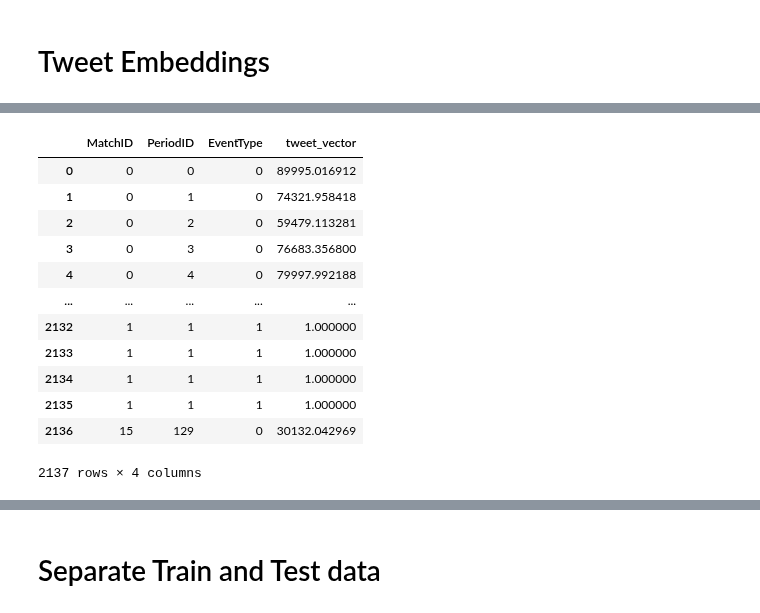
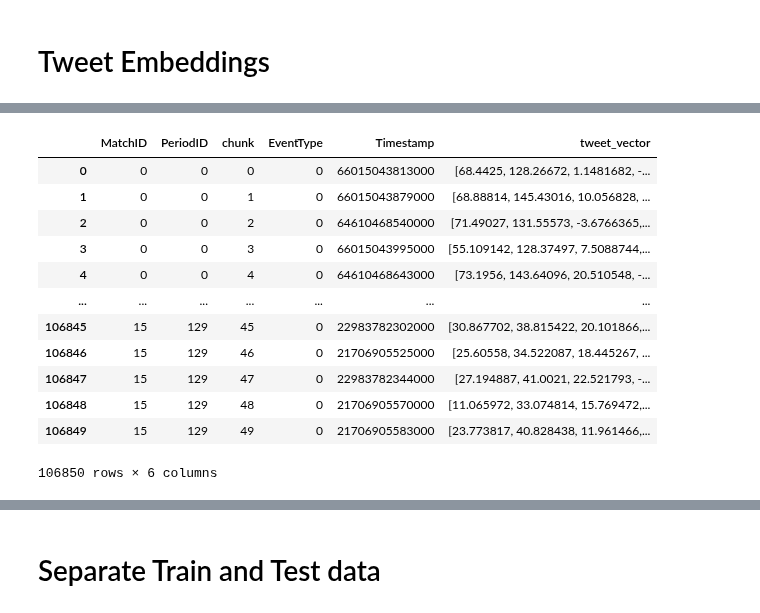
Before and after one commit to vmic2002/DeepLearningChallengeCSC_51054_EP, a Jupyter notebook: Group_challenge_weight_watchers.ipynb, the cells around one changed output, grey strips where cells are left out. Saved outputs shown, nothing was run; the diff lists cells and outputs as text; code cells hidden in the pictures.

```diff
--- a/Group_challenge_weight_watchers.ipynb
+++ b/Group_challenge_weight_watchers.ipynb
@@ -56,7 +64,7 @@ for filename in listdir("train_tweets"):
     if filename != '.ipynb_checkpoints':
         print(filename)
         df = pd.read_csv("train_tweets/" + filename)
-        df.drop(columns=['Timestamp'], inplace=True)
+        # df.drop(columns=['Timestamp'], inplace=True)
         # drop unused column(s)
         df['MatchID'] = str(i)
         df['ID'] = str(i)+ '_' + df['PeriodID'].astype(str)
@@ -146,7 +174,11 @@ vector_size = 200  # Adjust based on the chosen GloVe model
 # %%
 from functools import partial
 
-df["tweet_vector"] = df["Tweet"].swifter.apply(partial(get_avg_embedding, model=embeddings_model,vector_size=vector_size))
+f = partial(get_avg_embedding, model=embeddings_model,vector_size=vector_size)
+f.__name__ = "paritla"
+f.__module__ = get_avg_embedding.__module__
+
+df["tweet_vector"] = df["Tweet"].swifter.apply(f)
 # %%
 # Attach the vectors into the original dataframe
 # df = pd.concat([df, tweet_df], axis=1)
@@ -182,0 +215,13 @@ df
+# %%
+# Sort by MatchID, PeriodID, and Timestamp to maintain order
+df = df.sort_values(by=['MatchID', 'PeriodID', 'Timestamp']).reset_index(drop=True)
+
+# Helper function to assign chunks
+def assign_chunks(group, n_chunks=50):
+    chunk_size = len(group) / n_chunks
+    return (np.floor(np.arange(len(group)) / chunk_size)).astype(int)
+
+# Apply chunk assignment within each MatchID and PeriodID
+df['chunk'] = df.groupby(['MatchID', 'PeriodID']).apply(
+    lambda group: assign_chunks(group)
+).explode().reset_index(drop=True)
@@ -184,28 +231,27 @@ df
 # group the tweets into their corresponding periods to generate an average embedding vector for each period
 # so there are no duplicate period id rows per match
 # decreases size of data + makes it easier to fit into LSTM model
-df = df.groupby(['MatchID', 'PeriodID', 'ID']).sum().reset_index()
-# df['tweet_vector'] = df['tweet_vector'].swifter.apply(np.linalg.norm)
+df = df.groupby(['MatchID', 'PeriodID', 'ID','chunk']).sum().reset_index()
 df.drop(columns=['ID'], inplace=True)
 df['MatchID'] = df['MatchID'].astype(int)
 df['PeriodID'] = df['PeriodID'].astype(int)
 # need to convert to int before sorting
-df.sort_values(by=['MatchID', 'PeriodID'], inplace=True)
+df.sort_values(by=['MatchID', 'PeriodID', 'chunk'], inplace=True)
 df.reset_index(drop=True, inplace=True)
 # %%
-df[df["EventType"] != 0] = 1
+df.loc[df["EventType"] != 0, "EventType"] = 1
 df
 # %% [output]
-|  | MatchID | PeriodID | EventType | tweet_vector |
-| 0 | 0 | 0 | 0 | 89995.016912 |
-| 1 | 0 | 1 | 0 | 74321.958418 |
-| 2 | 0 | 2 | 0 | 59479.113281 |
-| 3 | 0 | 3 | 0 | 76683.356800 |
-| 4 | 0 | 4 | 0 | 79997.992188 |
-| ... | ... | ... | ... | ... |
-| 2132 | 1 | 1 | 1 | 1.000000 |
-| 2133 | 1 | 1 | 1 | 1.000000 |
-| 2134 | 1 | 1 | 1 | 1.000000 |
-| 2135 | 1 | 1 | 1 | 1.000000 |
-| 2136 | 15 | 129 | 0 | 30132.042969 |
+|  | MatchID | PeriodID | chunk | EventType | Timestamp | tweet_vector |
+| 0 | 0 | 0 | 0 | 0 | 66015043813000 | [68.4425, 128.26672, 1.1481682, -... |
+| 1 | 0 | 0 | 1 | 0 | 66015043879000 | [68.88814, 145.43016, 10.056828, ... |
+| 2 | 0 | 0 | 2 | 0 | 64610468540000 | [71.49027, 131.55573, -3.6766365,... |
+| 3 | 0 | 0 | 3 | 0 | 66015043995000 | [55.109142, 128.37497, 7.5088744,... |
+| 4 | 0 | 0 | 4 | 0 | 64610468643000 | [73.1956, 143.64096, 20.510548, -... |
+| ... | ... | ... | ... | ... | ... | ... |
+| 106845 | 15 | 129 | 45 | 0 | 22983782302000 | [30.867702, 38.815422, 20.101866,... |
+| 106846 | 15 | 129 | 46 | 0 | 21706905525000 | [25.60558, 34.522087, 18.445267, ... |
+| 106847 | 15 | 129 | 47 | 0 | 22983782344000 | [27.194887, 41.0021, 22.521793, -... |
+| 106848 | 15 | 129 | 48 | 0 | 21706905570000 | [11.065972, 33.074814, 15.769472,... |
+| 106849 | 15 | 129 | 49 | 0 | 21706905583000 | [23.773817, 40.828438, 11.961466,... |
-2137 rows × 4 columns
+106850 rows × 6 columns
```
Also changed, not shown: parts of 30 cells of this notebook.
